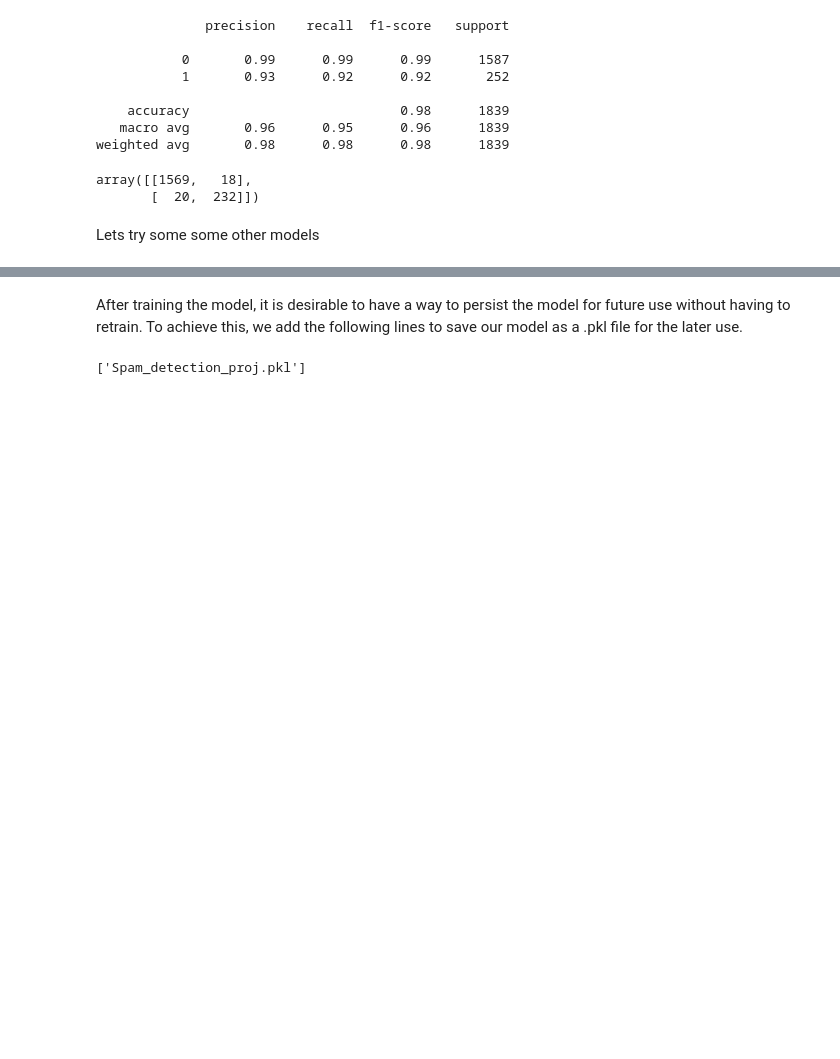
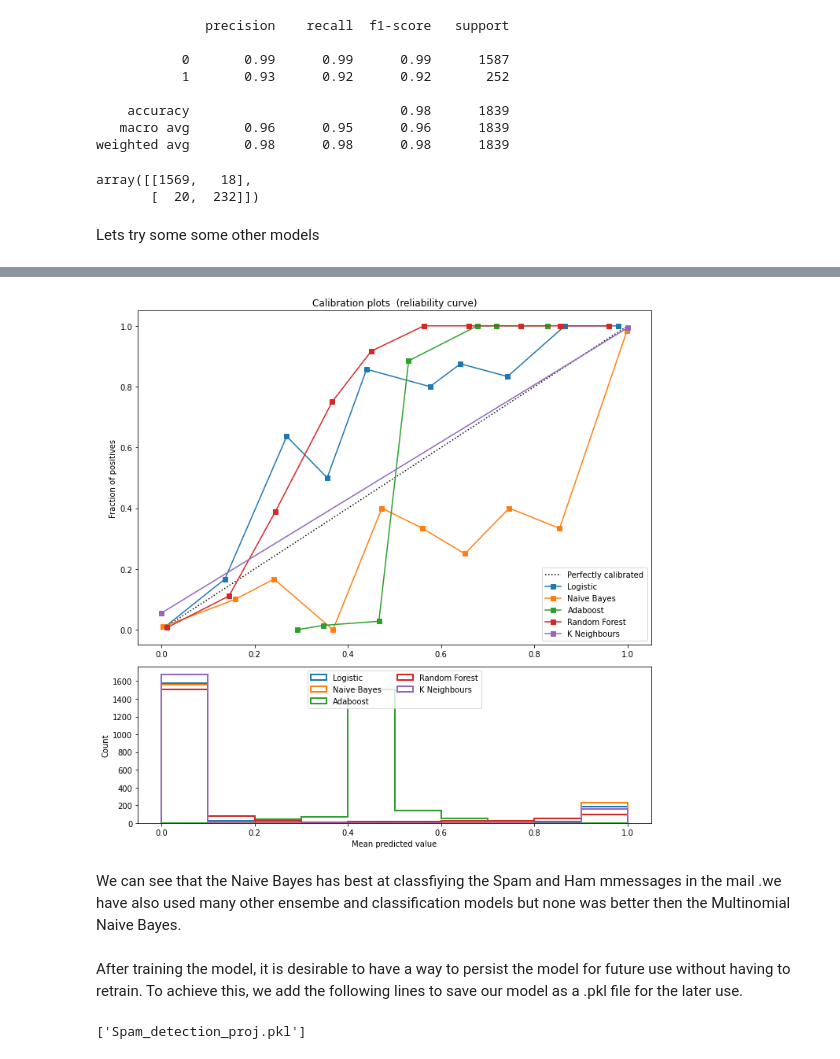
Before and after one commit to iampundir/Spam-Detection-Mail-project, a Jupyter notebook: Spam_detection_proj.ipynb, the cells around one changed output, grey strips where cells are left out. Cells and saved outputs as stored; diff of their text form; code cells hidden in the pictures; blank space fills up the shorter version.

```diff
--- a/Spam_detection_proj.ipynb
+++ b/Spam_detection_proj.ipynb
@@ -147,0 +167,8 @@ print(classification_report(y_test,y_pred))"""
+# %%
+from sklearn.ensemble import RandomForestClassifier
+Rf=RandomForestClassifier(n_jobs=-1)
+Rf.fit(X_train,y_train)
+Rf.score(X_test,y_test)
+y_pred_Rf=Rf.predict(X_test)
+print(classification_report(y_test,y_pred_Rf))
+confusion_matrix(y_test,y_pred_Rf)
@@ -147,0 +188,8 @@ print(classification_report(y_test,y_pred))"""
+# %%
+from sklearn.ensemble import AdaBoostClassifier
+Ada=AdaBoostClassifier()
+Ada.fit(X_train,y_train)
+Ada.score(X_test,y_test)
+y_pred_Ada=Ada.predict(X_test)
+print(classification_report(y_test,y_pred_Ada))
+confusion_matrix(y_test,y_pred_Ada)
@@ -148,3 +207,49 @@ print(classification_report(y_test,y_pred))"""
+# %%
+import matplotlib.pyplot as plt
+from sklearn.calibration import calibration_curve
+# Plot calibration plots
+
+plt.figure(figsize=(10, 10))
+ax1 = plt.subplot2grid((3, 1), (0, 0), rowspan=2)
+ax2 = plt.subplot2grid((3, 1), (2, 0))
+
+ax1.plot([0, 1], [0, 1], "k:", label="Perfectly calibrated")
+for clf, name in [(LR, 'Logistic'),
+                  (NB, 'Naive Bayes'),
+                  (Ada, 'Adaboost'),
+                  (Rf, 'Random Forest'),
+                  (Knn,"K Neighbours")]:
+    clf.fit(X_train, y_train)
+    if hasattr(clf, "predict_proba"):
+        prob_pos = clf.predict_proba(X_test)[:, 1]
+    else:  # use decision function
+        prob_pos = clf.decision_function(X_test)
+        prob_pos = \
+            (prob_pos - prob_pos.min()) / (prob_pos.max() - prob_pos.min())
+    fraction_of_positives, mean_predicted_value = \
+        calibration_curve(y_test, prob_pos, n_bins=10)
+
+    ax1.plot(mean_predicted_value, fraction_of_positives, "s-",
+             label="%s" % (name, ))
+
+    ax2.hist(prob_pos, range=(0, 1), bins=10, label=name,
+             histtype="step", lw=2)
+
+ax1.set_ylabel("Fraction of positives")
+ax1.set_ylim([-0.05, 1.05])
+ax1.legend(loc="lower right")
+ax1.set_title('Calibration plots  (reliability curve)')
+
+ax2.set_xlabel("Mean predicted value")
+ax2.set_ylabel("Count")
+ax2.legend(loc="upper center", ncol=2)
+
+plt.tight_layout()
+plt.show()
+# %% [output]
+[figure, added]
+# %% [markdown]
+We can see that the Naive Bayes has best at classfiying the Spam and Ham mmessages in the mail .we have also used many other ensembe and classification models but none was better then the Multinomial Naive Bayes.
 # %% [markdown]
 After training the model, it is desirable to have a way to persist the model for future use without having to retrain. To achieve this, we add the following lines to save our model as a .pkl file for the later use.
 # %%
```
Also changed, not shown: parts of 10 cells of this notebook.
